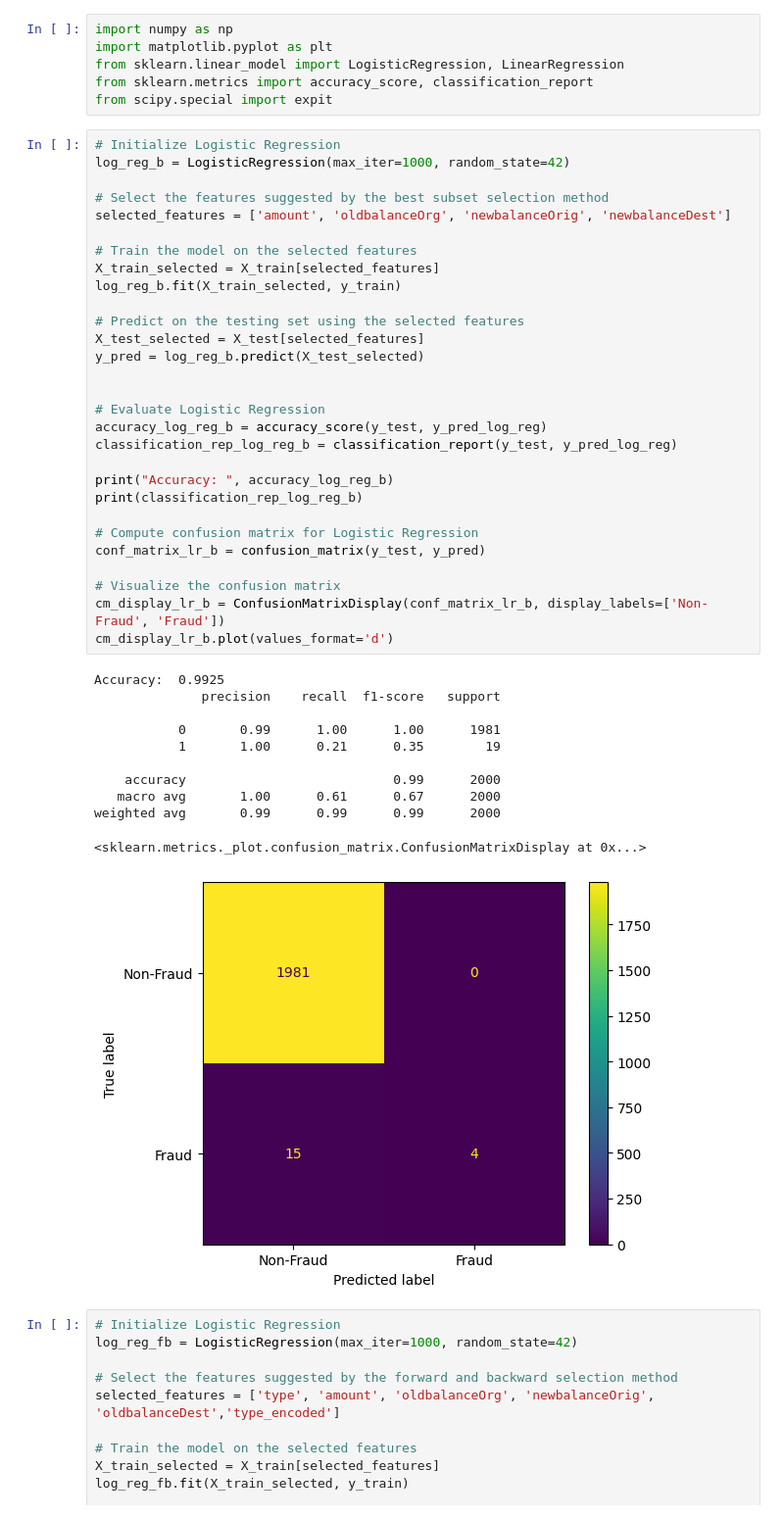
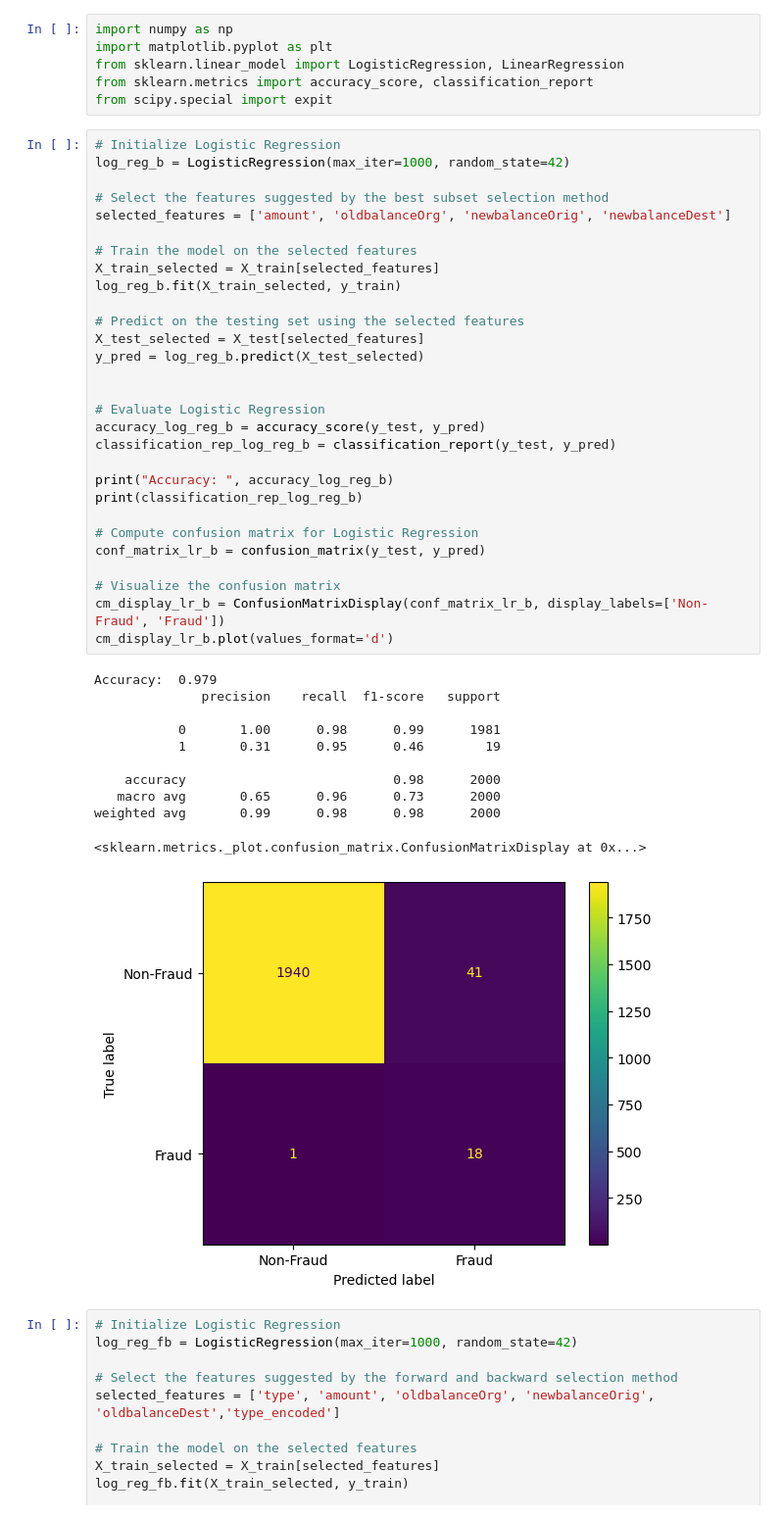
Before and after one commit to Dshah0623/Financial-Fraud-Detection, a Jupyter notebook: FinancialFraudDetection.ipynb, the cells around one changed output. Shown at 98% size. Saved outputs shown, nothing was run; the diff lists cells and outputs as text.

```diff
--- a/FinancialFraudDetection.ipynb
+++ b/FinancialFraudDetection.ipynb
@@ -260,42 +260,42 @@ from scipy.special import expit
 log_reg_b = LogisticRegression(max_iter=1000, random_state=42)
 
 # Select the features suggested by the best subset selection method
 selected_features = ['amount', 'oldbalanceOrg', 'newbalanceOrig', 'newbalanceDest']
 
 # Train the model on the selected features
 X_train_selected = X_train[selected_features]
 log_reg_b.fit(X_train_selected, y_train)
 
 # Predict on the testing set using the selected features
 X_test_selected = X_test[selected_features]
 y_pred = log_reg_b.predict(X_test_selected)
 
 
 # Evaluate Logistic Regression
-accuracy_log_reg_b = accuracy_score(y_test, y_pred_log_reg)
-classification_rep_log_reg_b = classification_report(y_test, y_pred_log_reg)
+accuracy_log_reg_b = accuracy_score(y_test, y_pred)
+classification_rep_log_reg_b = classification_report(y_test, y_pred)
 
 print("Accuracy: ", accuracy_log_reg_b)
 print(classification_rep_log_reg_b)
 
 # Compute confusion matrix for Logistic Regression
 conf_matrix_lr_b = confusion_matrix(y_test, y_pred)
 
 # Visualize the confusion matrix
 cm_display_lr_b = ConfusionMatrixDisplay(conf_matrix_lr_b, display_labels=['Non-Fraud', 'Fraud'])
 cm_display_lr_b.plot(values_format='d')
 # %% [output]
-Accuracy:  0.9925
+Accuracy:  0.979
               precision    recall  f1-score   support
 
-           0       0.99      1.00      1.00      1981
-           1       1.00      0.21      0.35        19
+           0       1.00      0.98      0.99      1981
+           1       0.31      0.95      0.46        19
 
-    accuracy                           0.99      2000
-   macro avg       1.00      0.61      0.67      2000
-weighted avg       0.99      0.99      0.99      2000
+    accuracy                           0.98      2000
+   macro avg       0.65      0.96      0.73      2000
+weighted avg       0.99      0.98      0.98      2000
 <sklearn.metrics._plot.confusion_matrix.ConfusionMatrixDisplay at 0x...>
-[figure, old version]
+[figure, new version]
 # %%
 # Initialize Logistic Regression
 log_reg_fb = LogisticRegression(max_iter=1000, random_state=42)
```
Also changed, not shown: parts of 19 cells of this notebook.
